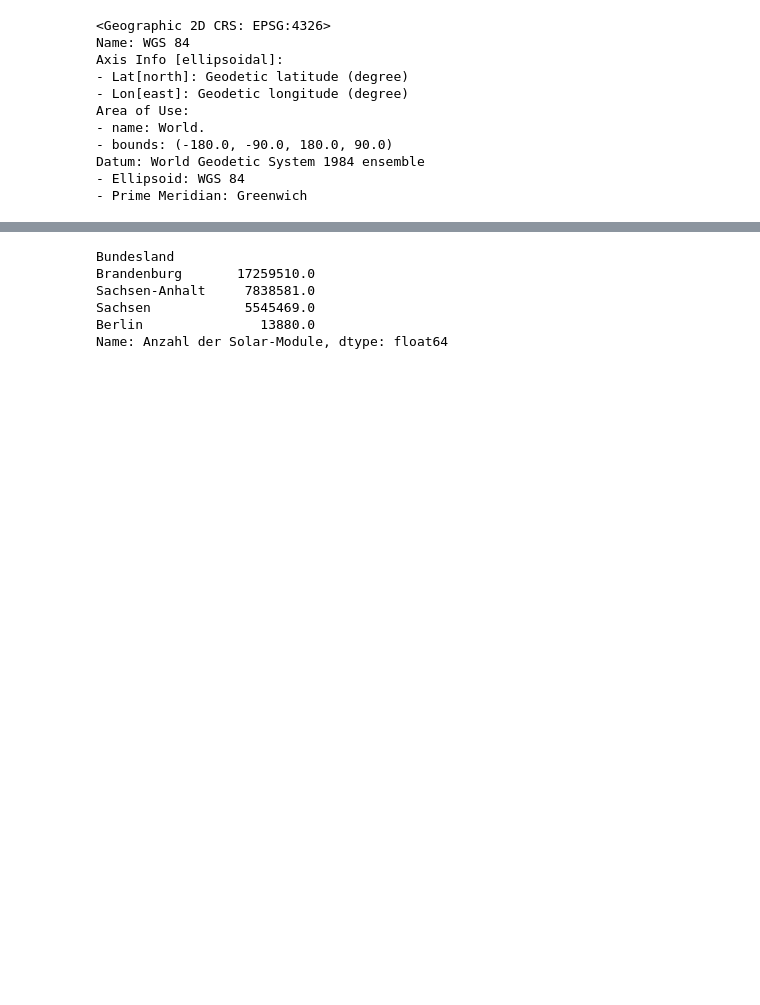
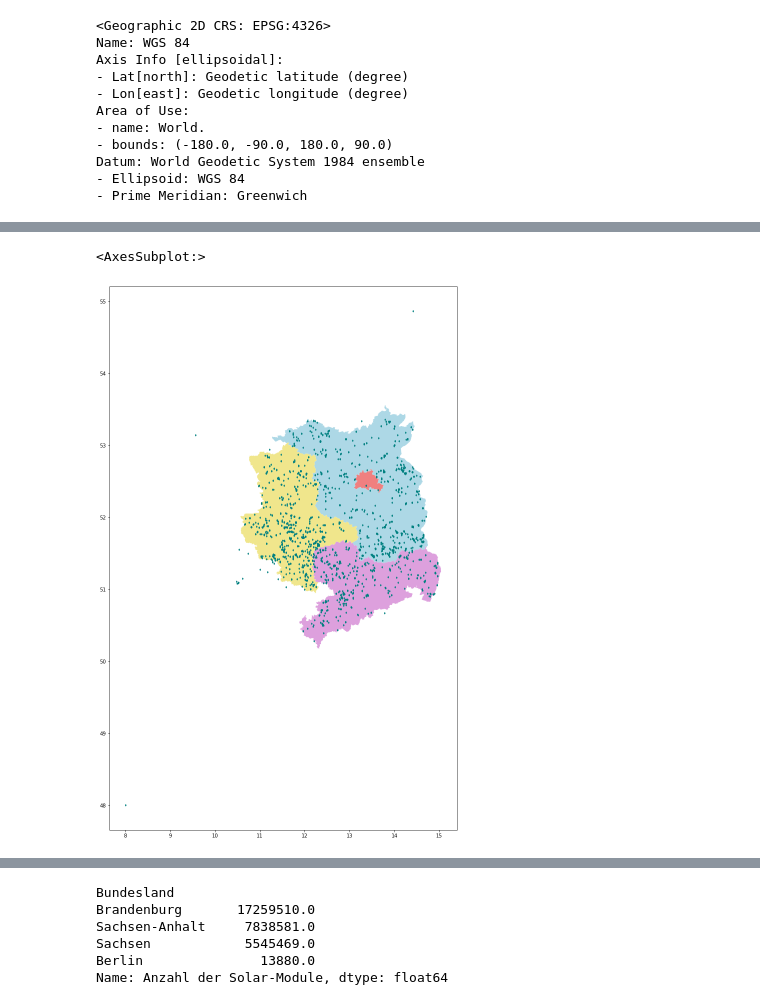
Before and after one commit to siddharthyashaswee/DVA-LAB, a Jupyter notebook: Agro_PV_Data/PV_analysis.ipynb, the cells around one changed output, grey strips where cells are left out. Drawn from its saved outputs; the diff is of its cells as text; code cells hidden in the pictures; blank space fills up the shorter version.

Commit message:
visualizations

```diff
--- a/Agro_PV_Data/PV_analysis.ipynb
+++ b/Agro_PV_Data/PV_analysis.ipynb
@@ -297 +202,9 @@ x
+# %%
+ax = east_ger.plot(cmap=cmap, figsize = (20,20))
+#for i, geo in east_ger.centroid.iteritems():
+   # ax.annotate(text=east_ger.NAME_1[i], xy=[geo.x, geo.y], color="black", ha='center', fontsize = 12, weight = 'bold')
+gdf_pv.plot(ax=ax,marker = 'd', color = 'teal', markersize = 6)
+# %% [output]
+<AxesSubplot:>
+[figure, added]
 # %%
```
Also changed, not shown: parts of 29 cells of this notebook.
